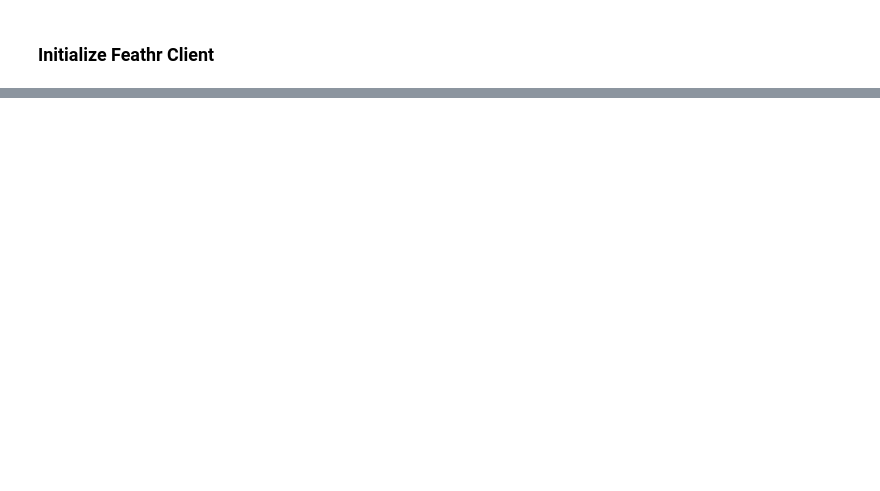
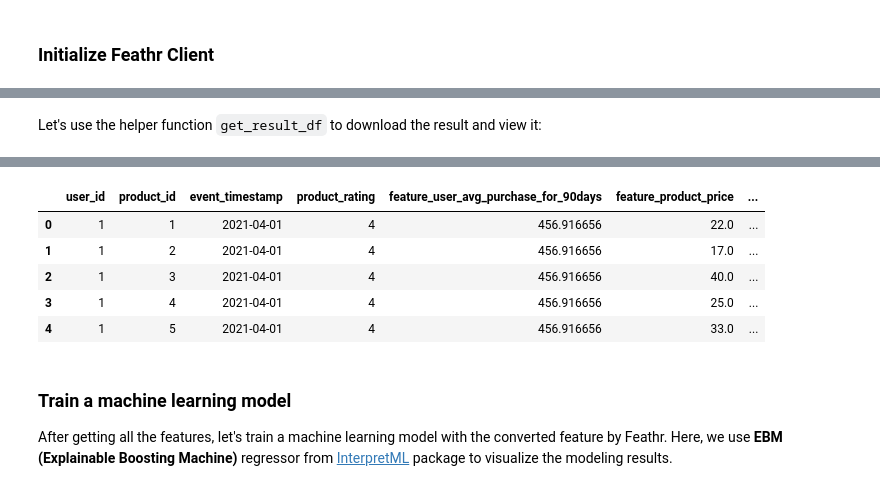
Before and after one commit to feathr-ai/feathr, a Jupyter notebook: docs/samples/local_quickstart_nyc_taxi_demo.ipynb, the cells around one changed output, grey strips where cells are left out. Saved outputs shown, nothing was run; the diff lists cells and outputs as text; code cells hidden in the pictures; blank space fills up the shorter version.

```diff
--- a/docs/samples/local_quickstart_nyc_taxi_demo.ipynb
+++ b/docs/samples/local_quickstart_nyc_taxi_demo.ipynb
@@ -393,0 +473,6 @@ shutil.rmtree('debug')
+# %% [markdown]
+Let's use the helper function `get_result_df` to download the result and view it:
+# %%
+res_df = get_result_df(client)
+res_df.head()
+# %% [output]
@@ -393,0 +482,9 @@ shutil.rmtree('debug')
+|  | user_id | product_id | event_timestamp | product_rating | feature_user_avg_purchase_for_90days | feature_product_price | ... |
+| 0 | 1 | 1 | 2021-04-01 | 4 | 456.916656 | 22.0 | ... |
+| 1 | 1 | 2 | 2021-04-01 | 4 | 456.916656 | 17.0 | ... |
+| 2 | 1 | 3 | 2021-04-01 | 4 | 456.916656 | 40.0 | ... |
+| 3 | 1 | 4 | 2021-04-01 | 4 | 456.916656 | 25.0 | ... |
+| 4 | 1 | 5 | 2021-04-01 | 4 | 456.916656 | 33.0 | ... |
+# %% [markdown]
+### Train a machine learning model
+After getting all the features, let's train a machine learning model with the converted feature by Feathr. Here, we use **EBM (Explainable Boosting Machine)** regressor from [InterpretML](https://github.com/interpretml/interpret) package to visualize the modeling results.
```
Also changed, not shown: parts of 85 cells of this notebook, 2 other files.
